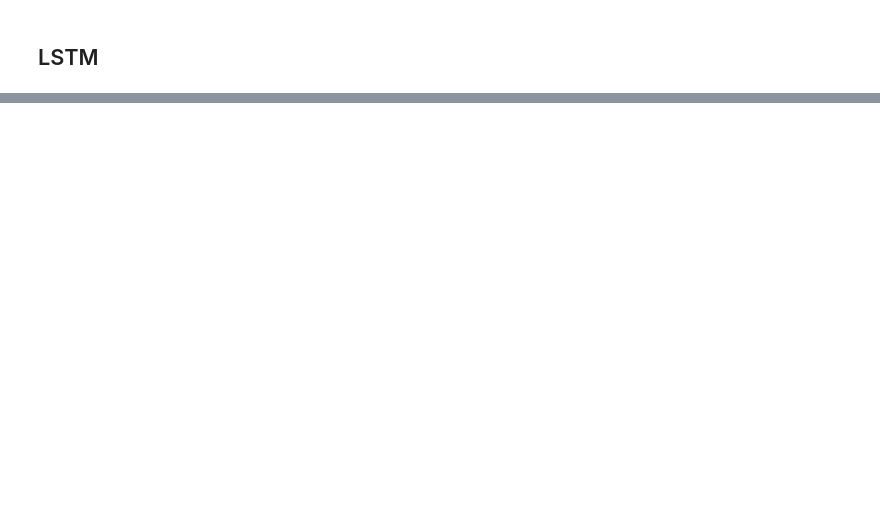
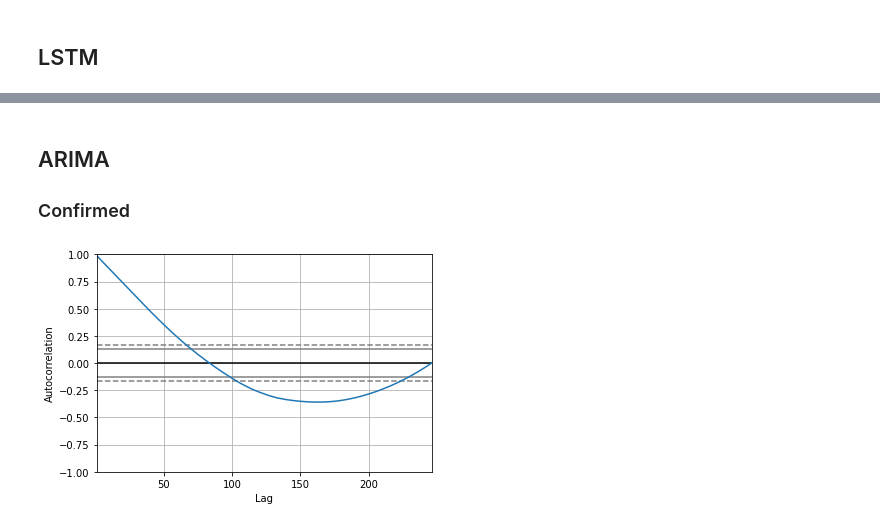
Before and after one commit to jacob5412/Kaggle-Notes, a Jupyter notebook: COVID_19_Forecasting/COVID_19-LSTM+ARIMA.ipynb, the cells around one changed output, grey strips where cells are left out. Saved outputs shown, nothing was run; the diff lists cells and outputs as text; code cells hidden in the pictures; blank space fills up the shorter version.

Commit message:
completed ARIMA

```diff
--- a/COVID_19_Forecasting/COVID_19-LSTM+ARIMA.ipynb
+++ b/COVID_19_Forecasting/COVID_19-LSTM+ARIMA.ipynb
@@ -307,0 +346,11 @@ plt.show()
+# %% [markdown]
+## ARIMA
+
+### Confirmed
+# %%
+X = confirmed_world_df[["Confirmed"]].values
+
+autocorrelation_plot(X)
+plt.show()
+# %% [output]
+[figure, added]
```
Also changed, not shown: parts of 38 cells of this notebook.
